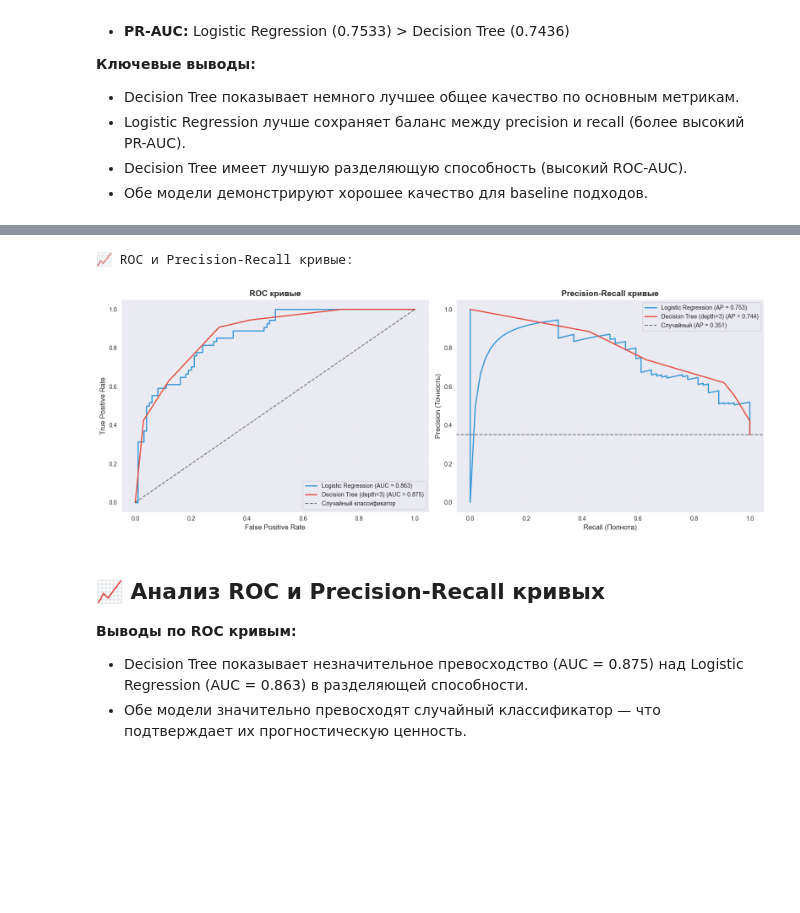
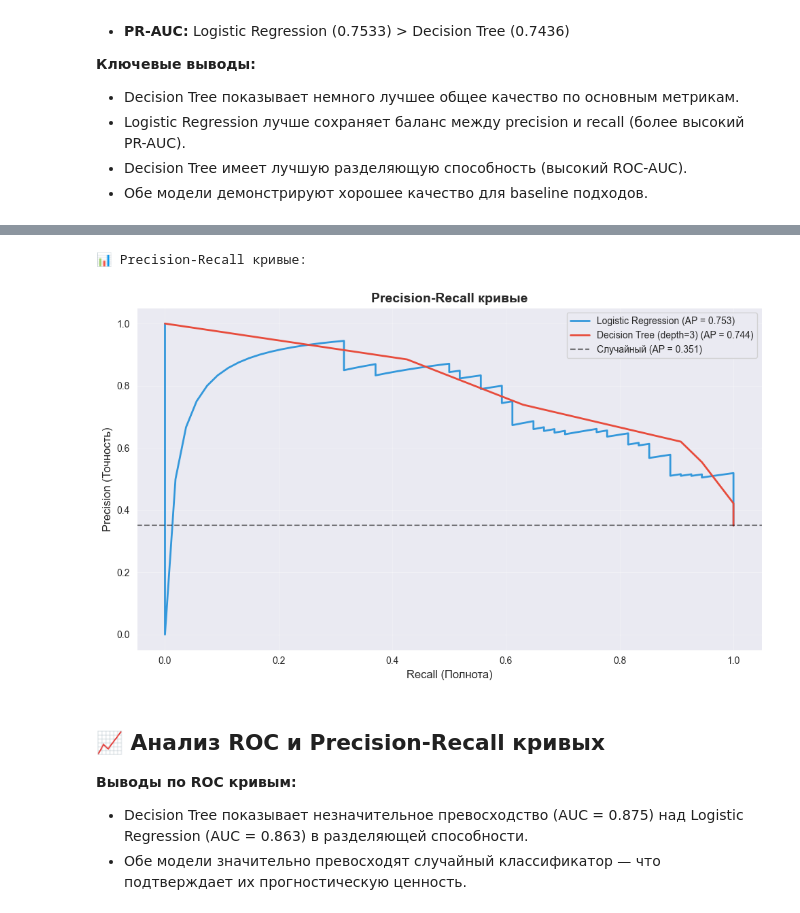
Before and after one commit to Soloda1/NeuroLAB2, a Jupyter notebook: notebooks/02_baseline_models_logreg_dt.ipynb, the cells around one changed output, grey strips where cells are left out. Drawn from its saved outputs; the diff is of its cells as text; code cells hidden in the pictures; blank space fills up the shorter version.

```diff
--- a/notebooks/02_baseline_models_logreg_dt.ipynb
+++ b/notebooks/02_baseline_models_logreg_dt.ipynb
@@ -481,10 +497,10 @@ plot_metrics_comparison(metrics_comparison)
 # %%
-# Построение ROC и PR кривых
-print("📈 ROC и Precision-Recall кривые:")
-plot_roc_pr_curves(metrics_comparison, y_valid)
+# Во второй ячейке
+print("📊 Precision-Recall кривые:")
+plot_pr_curves(metrics_comparison, y_valid)
 # %% [output]
-📈 ROC и Precision-Recall кривые:
+📊 Precision-Recall кривые:
-[figure, old version]
+[figure, new version]
 # %% [markdown]
 ## 📈 Анализ ROC и Precision-Recall кривых
 
```
Also changed, not shown: parts of 3 cells of this notebook.
